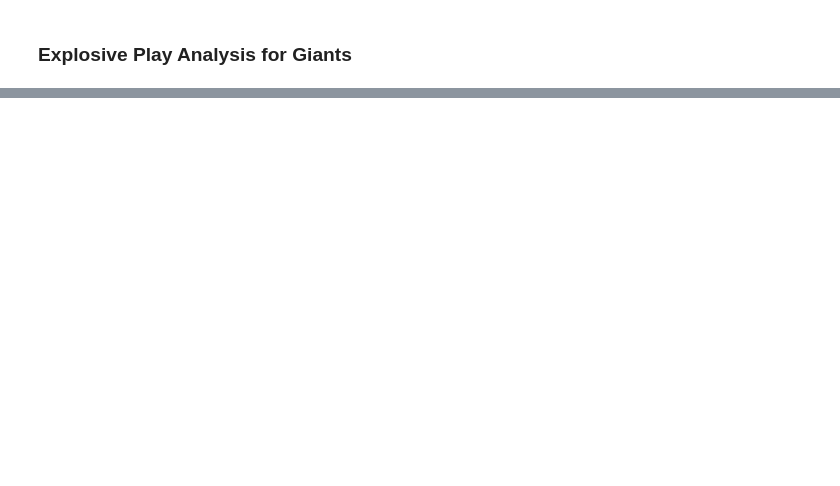
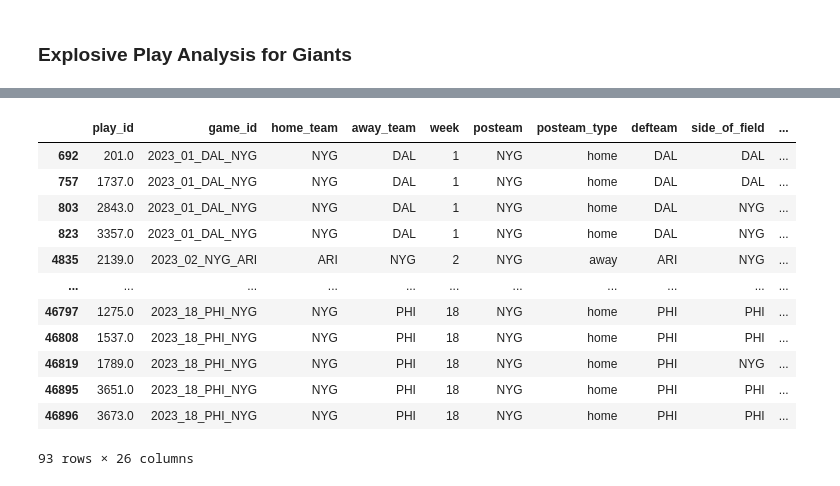
Before and after one commit to riley87/python-example, a Jupyter notebook: nlf.ipynb, the cells around one changed output, grey strips where cells are left out. Cells and saved outputs as stored; diff of their text form; code cells hidden in the pictures; blank space fills up the shorter version.

```diff
--- a/nlf.ipynb
+++ b/nlf.ipynb
@@ -186,0 +197,17 @@ plt.show()
+# %%
+nfl_explosive
+nyg_explosive
+# %% [output]
+|  | play_id | game_id | home_team | away_team | week | posteam | posteam_type | defteam | side_of_field | ... |
+| 692 | 201.0 | 2023_01_DAL_NYG | NYG | DAL | 1 | NYG | home | DAL | DAL | ... |
+| 757 | 1737.0 | 2023_01_DAL_NYG | NYG | DAL | 1 | NYG | home | DAL | DAL | ... |
+| 803 | 2843.0 | 2023_01_DAL_NYG | NYG | DAL | 1 | NYG | home | DAL | NYG | ... |
+| 823 | 3357.0 | 2023_01_DAL_NYG | NYG | DAL | 1 | NYG | home | DAL | NYG | ... |
+| 4835 | 2139.0 | 2023_02_NYG_ARI | ARI | NYG | 2 | NYG | away | ARI | NYG | ... |
+| ... | ... | ... | ... | ... | ... | ... | ... | ... | ... | ... |
+| 46797 | 1275.0 | 2023_18_PHI_NYG | NYG | PHI | 18 | NYG | home | PHI | PHI | ... |
+| 46808 | 1537.0 | 2023_18_PHI_NYG | NYG | PHI | 18 | NYG | home | PHI | PHI | ... |
+| 46819 | 1789.0 | 2023_18_PHI_NYG | NYG | PHI | 18 | NYG | home | PHI | NYG | ... |
+| 46895 | 3651.0 | 2023_18_PHI_NYG | NYG | PHI | 18 | NYG | home | PHI | PHI | ... |
+| 46896 | 3673.0 | 2023_18_PHI_NYG | NYG | PHI | 18 | NYG | home | PHI | PHI | ... |
+93 rows × 26 columns
```
Also changed, not shown: parts of 10 cells of this notebook.
